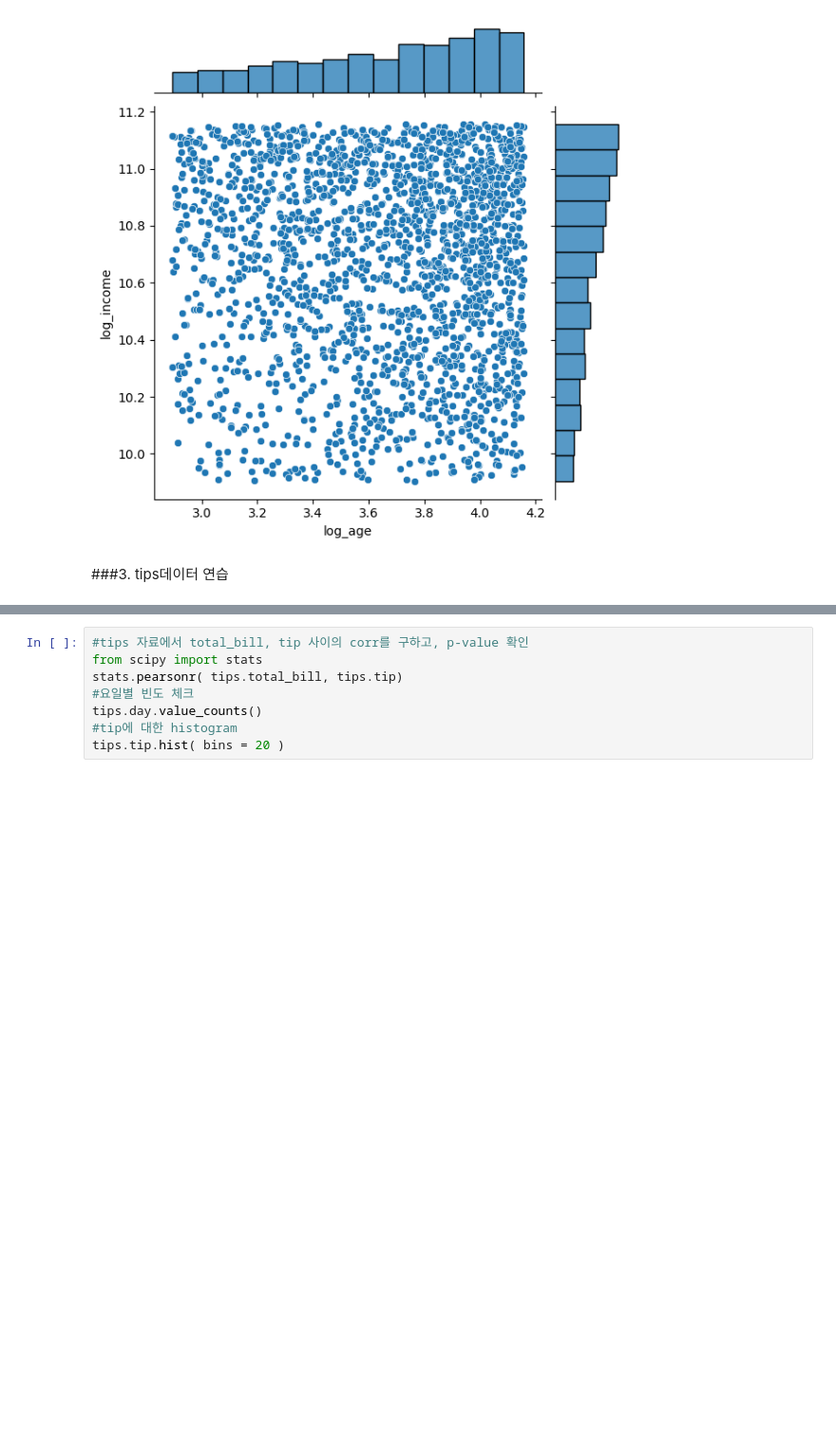
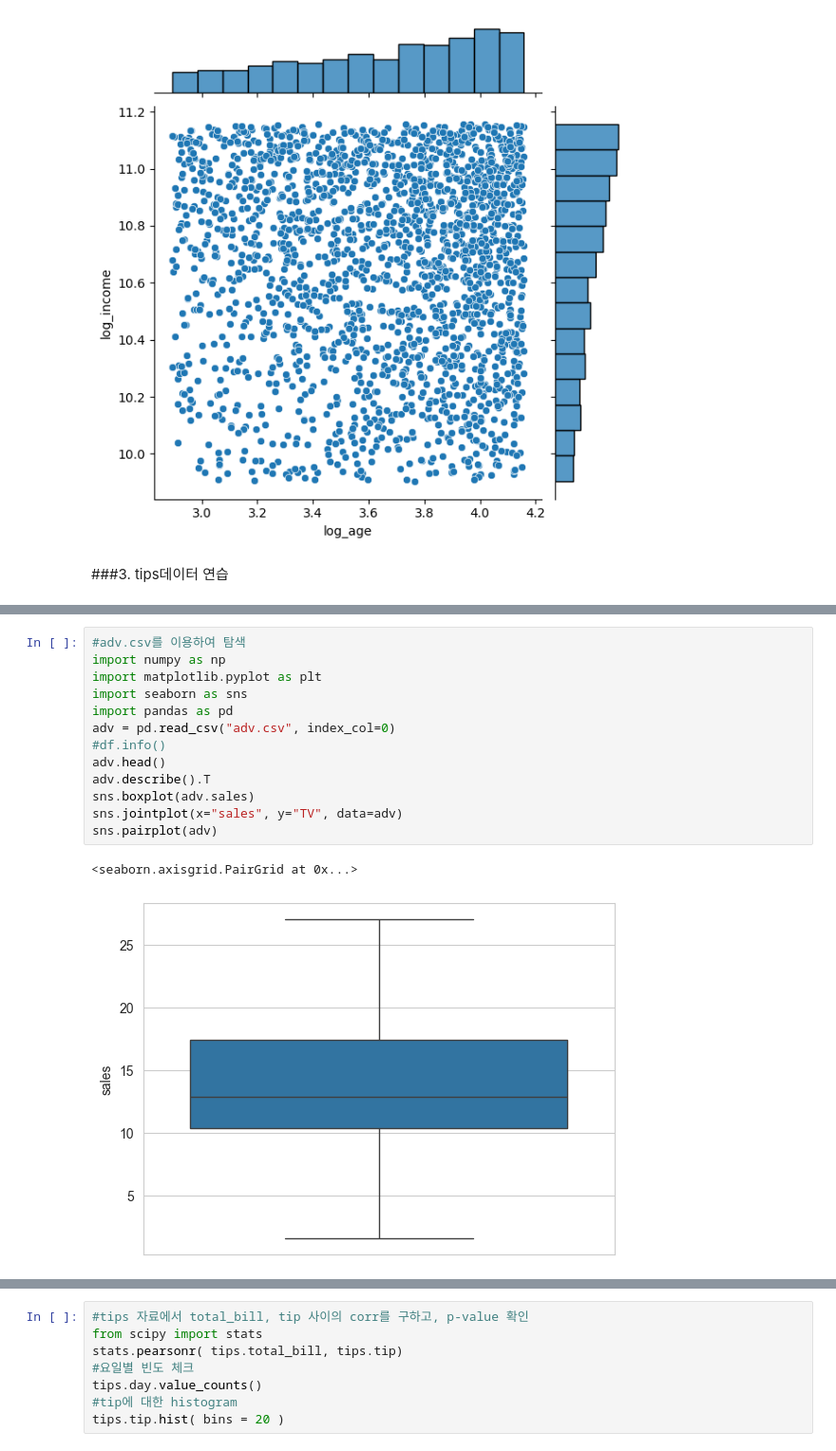
Before and after one commit to dmlcksghd/financialEngineering, a Jupyter notebook: 1회차/1일차/SHFE_202412_1_1.ipynb, the cells around one changed output, grey strips where cells are left out. Shown at 95% size. Drawn from its saved outputs; the diff is of its cells as text; blank space fills up the shorter version.

```diff
--- a/1회차/1일차/SHFE_202412_1_1.ipynb
+++ b/1회차/1일차/SHFE_202412_1_1.ipynb
@@ -1329,0 +1372,16 @@ tips.head()
+# %%
+#adv.csv를 이용하여 탐색
+import numpy as np
+import matplotlib.pyplot as plt
+import seaborn as sns
+import pandas as pd
+adv = pd.read_csv("adv.csv", index_col=0)
+#df.info()
+adv.head()
+adv.describe().T
+sns.boxplot(adv.sales)
+sns.jointplot(x="sales", y="TV", data=adv)
+sns.pairplot(adv)
+# %% [output]
+<seaborn.axisgrid.PairGrid at 0x...>
+[figure, added]
```
Also changed, not shown: parts of 6 cells of this notebook.
